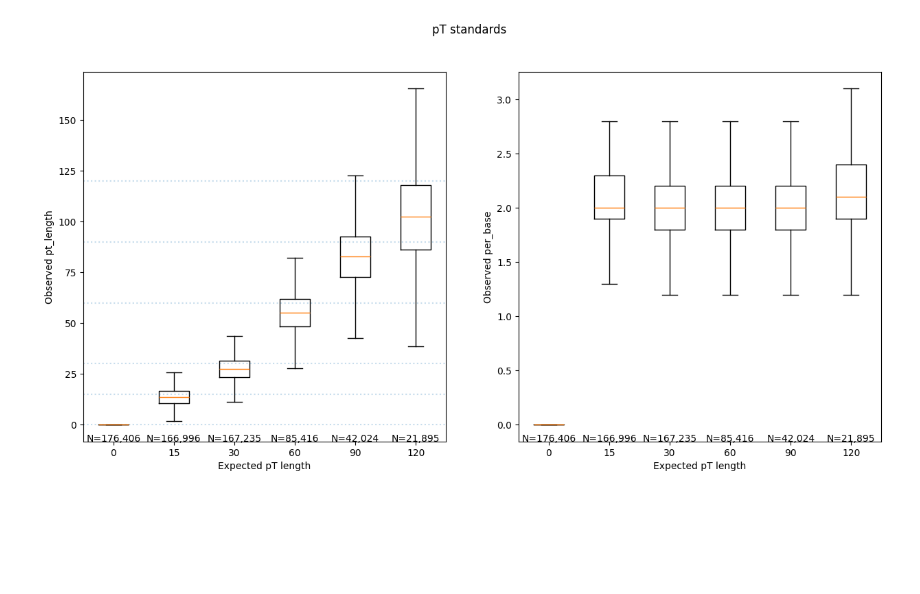
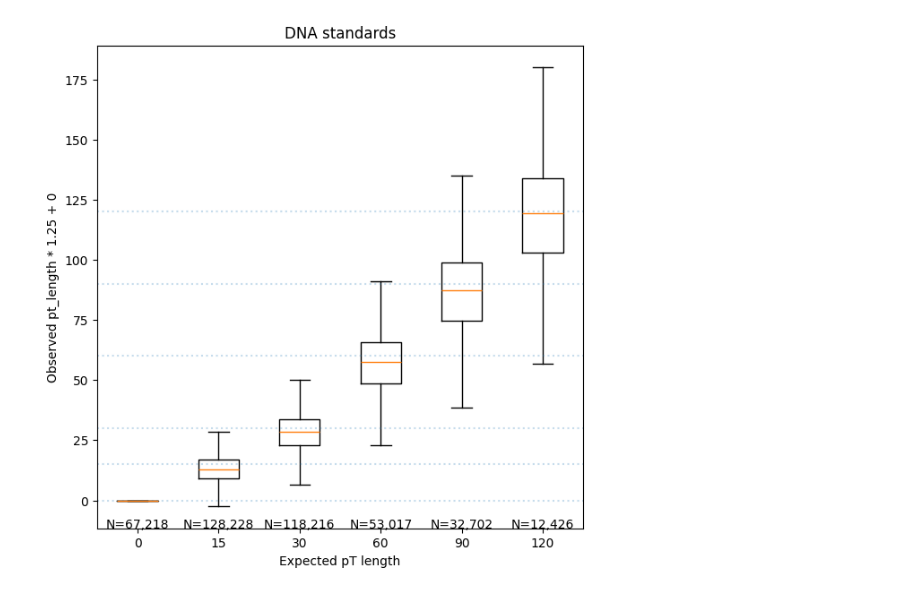
Before and after one commit to novoalab/polyTailor, a Jupyter notebook: notebook/DNA_standards.ipynb, the cells around one changed output. Cells and saved outputs as stored; diff of their text form; code cells hidden in the pictures; blank space fills up the shorter version.

Commit message:
DNA_standards

```diff
--- a/notebook/DNA_standards.ipynb
+++ b/notebook/DNA_standards.ipynb
@@ -28,44 +27,26 @@ Name: per_base, Length: 21895, dtype: float64
 # %%
 y = "pt_length"
+a, b = 1.25, 0
+#a, b = 1.25, 2
 data = []
-fn = "/no_backup/enovoa/users/lpryszcz/cluster/rna_mods/N3Pseq/get_pt.all/R10_DNA_Standards/N3PS_R10_DNAStd_DoradoSUP_%sA.bam.tsv"
+fn = "../test/minimap2/DNA_standards/%sA.bam.pT.tsv.gz"
 pt_lengths = (0, 15, 30, 60, 90, 120)
 for pt_len in pt_lengths:
     df = pd.read_csv(fn%pt_len, sep="\t")
-    sel = df["filter"].isin(("OK", "no_pT" if not pt_len else ""))
-    sizes = df.loc[sel, y].to_numpy()
-    #sizes = df.loc[sel, y].to_numpy() * df[sel].per_base/df[sel].per_base.mean()
+    #sizes = df.loc[df["filter"].isin(("OK", "no_pT")), y].to_numpy() * a + b
+    sizes = df[y].to_numpy() * a + b
     data.append(sizes)
 
-fig, axes = plt.subplots(1, 2, figsize=(15, 7))
-ax = axes[0]
+fig, ax = plt.subplots(figsize=(7, 7))
 _ = ax.boxplot(data, positions=np.arange(len(data)), labels=pt_lengths, showfliers=False)
 ymin, _  = ax.get_ylim()
 for tick, label in enumerate(ax.get_xticklabels()):
     ax.text(tick, ymin, f"N={len(data[tick]):,}", color='black',  horizontalalignment="center") # medians[tick]
 _ = ax.hlines(pt_lengths, *ax.get_xlim(), ls=":", alpha=0.25)
 ax.set_xlabel("Expected pT length");
-ax.set_ylabel(f"Observed {y}");
-fig.suptitle("pT standards")
-
-y = "per_base"
-data = []
-fn = "/no_backup/enovoa/users/lpryszcz/cluster/rna_mods/N3Pseq/get_pt.all/R10_DNA_Standards/N3PS_R10_DNAStd_DoradoSUP_%sA.bam.tsv"
-pt_lengths = (0, 15, 30, 60, 90, 120)
-for pt_len in pt_lengths:
-    df = pd.read_csv(fn%pt_len, sep="\t")
-    sizes = df.loc[df["filter"].isin(("OK", "no_pT" if not pt_len else "")), y].to_numpy()
-    data.append(sizes)
-
-ax = axes[1]
-#fig, ax = plt.subplots(figsize=(7, 7))
-_ = ax.boxplot(data, positions=np.arange(len(data)), labels=pt_lengths, showfliers=False)
-ymin, _  = ax.get_ylim()
-for tick, label in enumerate(ax.get_xticklabels()):
-    ax.text(tick, ymin, f"N={len(data[tick]):,}", color='black',  horizontalalignment="center") # medians[tick]
-ax.set_xlabel("Expected pT length");
-ax.set_ylabel(f"Observed {y}");
-#ax.set_title("pT standards")
-fig.savefig("pt_standards.pdf")
+ax.set_ylabel(f"Observed {y} * {a} + {b}");
+ax.set_title("DNA standards")
+fig.savefig("DNA_standards.length.png")
+fig.savefig("DNA_standards.length.pdf")
 # %% [output]
-[figure, old version]
+[figure, new version]
```
Also changed, not shown: parts of 19 cells of this notebook, 6 other files.
